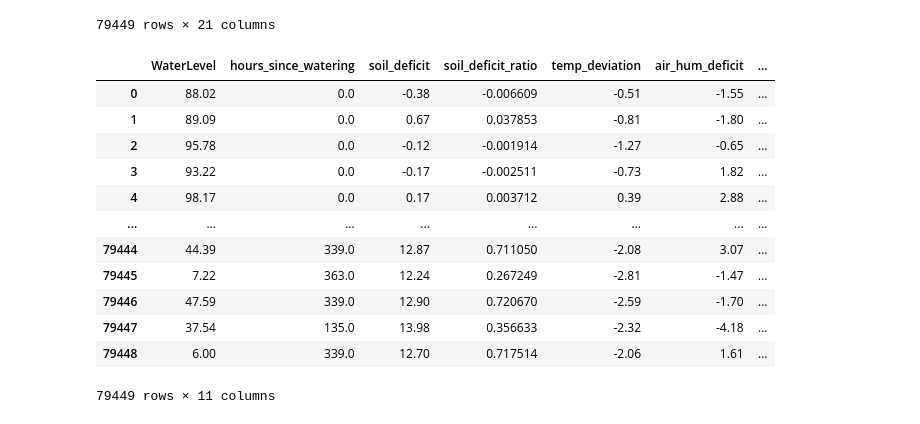
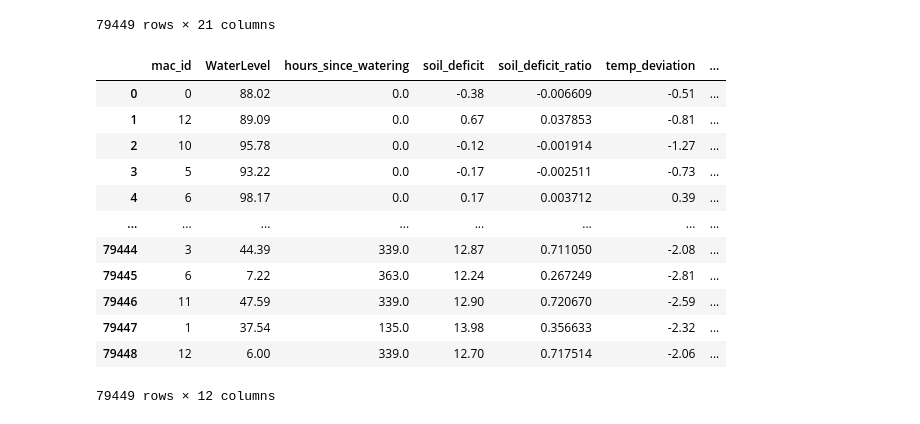
Before and after one commit to VIA-Plantify/Plantify-MachineLearning, a Jupyter notebook: datapreparation/DataPreparationGeneral.ipynb, the cells around one changed output. Cells and saved outputs as stored; diff of their text form; code cells hidden in the pictures.

```diff
--- a/datapreparation/DataPreparationGeneral.ipynb
+++ b/datapreparation/DataPreparationGeneral.ipynb
@@ -121,26 +127,26 @@ df_water_sensors
 | 79448 | 21.64 | 19.19 | 5.00 | 26.88 | 12 | 6.7 | 6.00 | ... |
 79449 rows × 21 columns
 # %%
-columns_to_drop = ['mac_id',
+columns_to_drop = [
     'OptimalTemperature', 'OptimalAirHumidity',
     'OptimalSoilHumidity', 'OptimalLightIntensity',
                    'Temperature','AirHumidity','SoilHumidity','LightIntensity',
 ]
 df_water_sensors = df_water_sensors.drop(columns=columns_to_drop)
 X = df_water_sensors.drop(columns=['PumpTimeInSeconds'])
 y = df_water_sensors['PumpTimeInSeconds']
 X
 # %% [output]
-|  | WaterLevel | hours_since_watering | soil_deficit | soil_deficit_ratio | temp_deviation | air_hum_deficit | ... |
-| 0 | 88.02 | 0.0 | -0.38 | -0.006609 | -0.51 | -1.55 | ... |
-| 1 | 89.09 | 0.0 | 0.67 | 0.037853 | -0.81 | -1.80 | ... |
-| 2 | 95.78 | 0.0 | -0.12 | -0.001914 | -1.27 | -0.65 | ... |
-| 3 | 93.22 | 0.0 | -0.17 | -0.002511 | -0.73 | 1.82 | ... |
-| 4 | 98.17 | 0.0 | 0.17 | 0.003712 | 0.39 | 2.88 | ... |
+|  | mac_id | WaterLevel | hours_since_watering | soil_deficit | soil_deficit_ratio | temp_deviation | ... |
+| 0 | 0 | 88.02 | 0.0 | -0.38 | -0.006609 | -0.51 | ... |
+| 1 | 12 | 89.09 | 0.0 | 0.67 | 0.037853 | -0.81 | ... |
+| 2 | 10 | 95.78 | 0.0 | -0.12 | -0.001914 | -1.27 | ... |
+| 3 | 5 | 93.22 | 0.0 | -0.17 | -0.002511 | -0.73 | ... |
+| 4 | 6 | 98.17 | 0.0 | 0.17 | 0.003712 | 0.39 | ... |
 | ... | ... | ... | ... | ... | ... | ... | ... |
-| 79444 | 44.39 | 339.0 | 12.87 | 0.711050 | -2.08 | 3.07 | ... |
-| 79445 | 7.22 | 363.0 | 12.24 | 0.267249 | -2.81 | -1.47 | ... |
-| 79446 | 47.59 | 339.0 | 12.90 | 0.720670 | -2.59 | -1.70 | ... |
-| 79447 | 37.54 | 135.0 | 13.98 | 0.356633 | -2.32 | -4.18 | ... |
-| 79448 | 6.00 | 339.0 | 12.70 | 0.717514 | -2.06 | 1.61 | ... |
+| 79444 | 3 | 44.39 | 339.0 | 12.87 | 0.711050 | -2.08 | ... |
+| 79445 | 6 | 7.22 | 363.0 | 12.24 | 0.267249 | -2.81 | ... |
+| 79446 | 11 | 47.59 | 339.0 | 12.90 | 0.720670 | -2.59 | ... |
+| 79447 | 1 | 37.54 | 135.0 | 13.98 | 0.356633 | -2.32 | ... |
+| 79448 | 12 | 6.00 | 339.0 | 12.70 | 0.717514 | -2.06 | ... |
-79449 rows × 11 columns
+79449 rows × 12 columns
```
Also changed, not shown: parts of 4 cells of this notebook, 22 other files.
